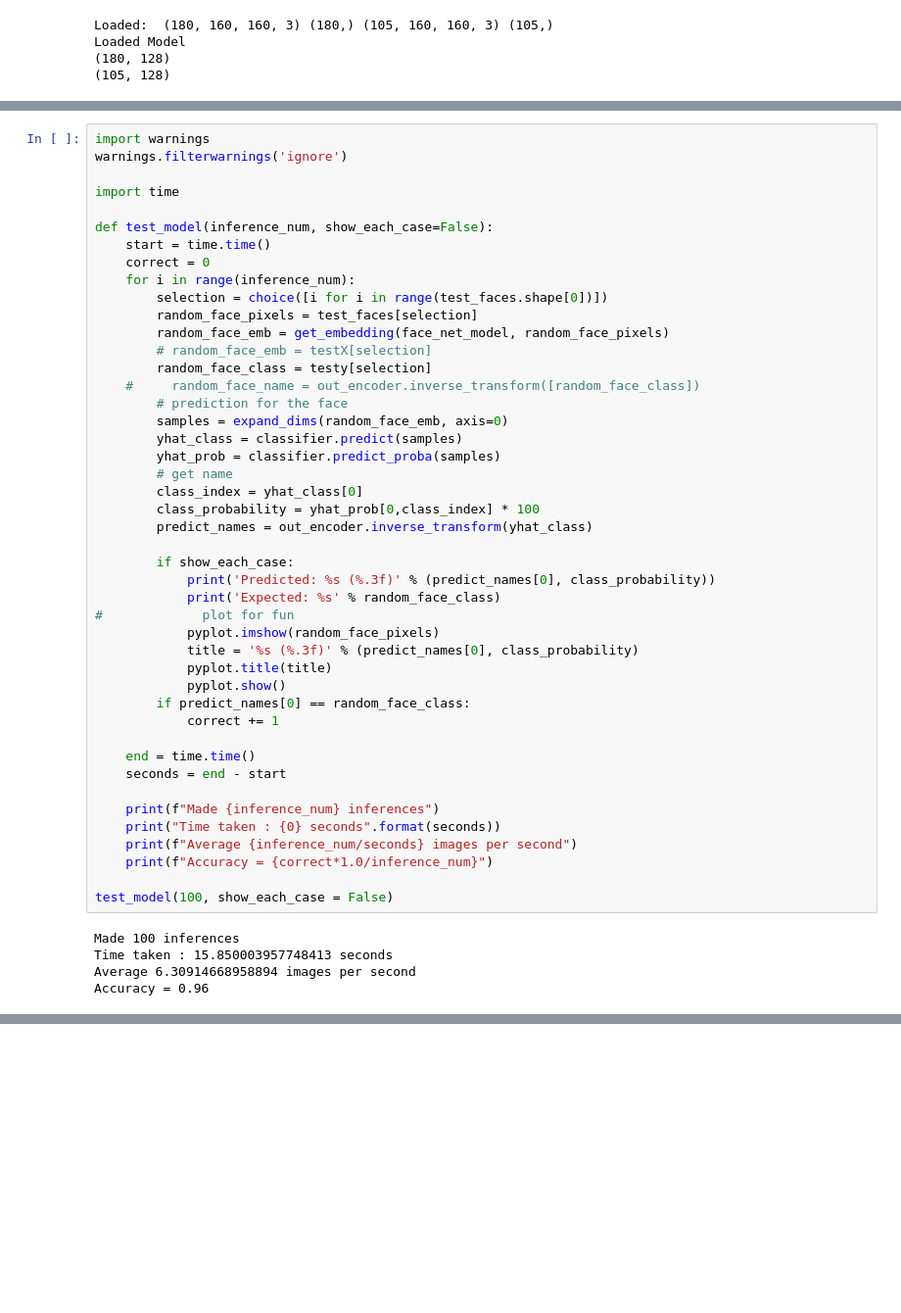
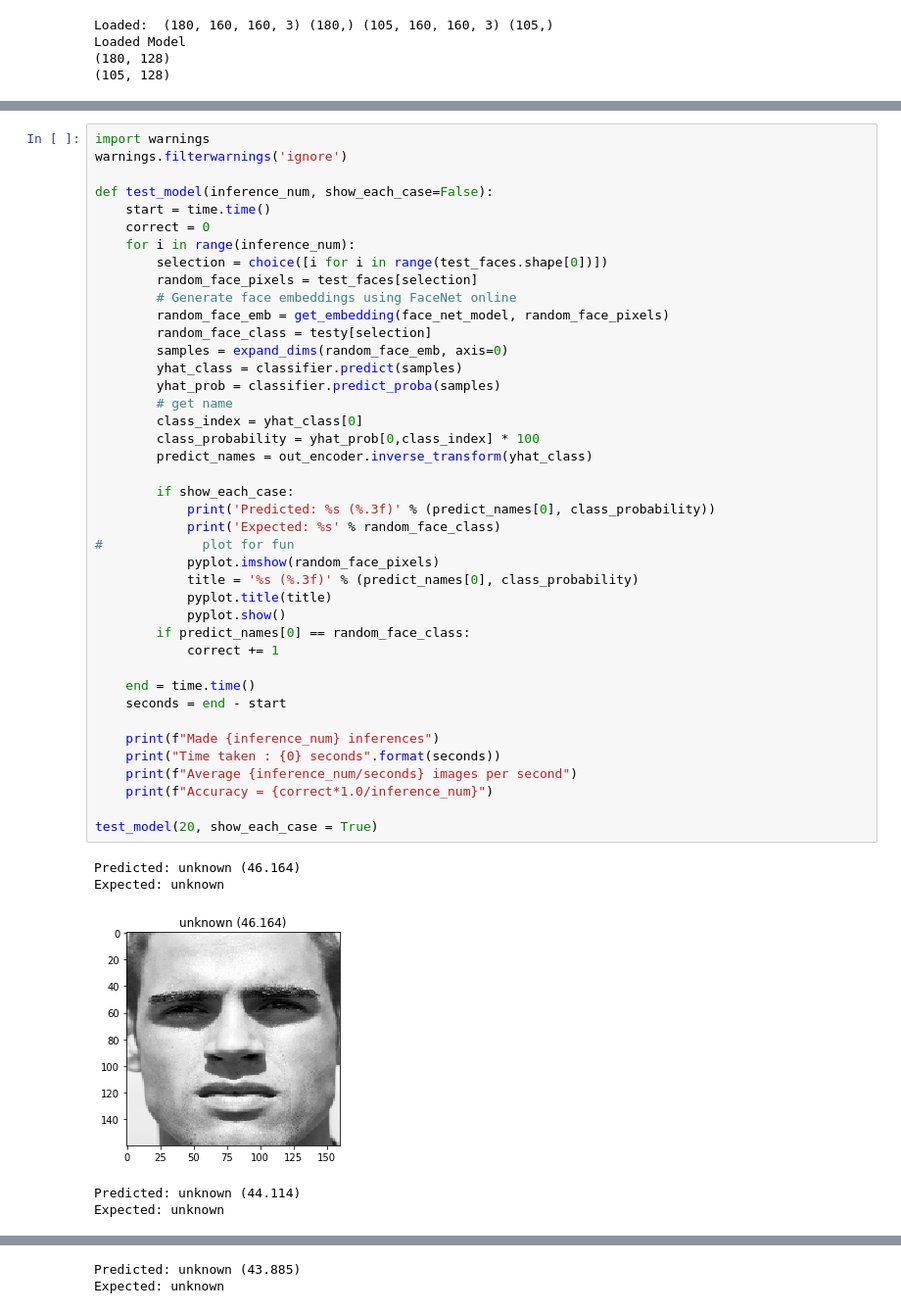
Before and after one commit to adamxjohns/w251project, a Jupyter notebook: model-testing/face-recognition/model_test.ipynb, the cells around one changed output, grey strips where cells are left out. Shown at 98% size. Saved outputs shown, nothing was run; the diff lists cells and outputs as text; blank space fills up the shorter version.

```diff
--- a/model-testing/face-recognition/model_test.ipynb
+++ b/model-testing/face-recognition/model_test.ipynb
@@ -281,8 +284,6 @@ testy = data['arr_3']
 # %%
 import warnings
 warnings.filterwarnings('ignore')
-
-import time
 
 def test_model(inference_num, show_each_case=False):
     start = time.time()
@@ -290,41 +291,40 @@ def test_model(inference_num, show_each_case=False):
     for i in range(inference_num):
         selection = choice([i for i in range(test_faces.shape[0])])
         random_face_pixels = test_faces[selection]
+        # Generate face embeddings using FaceNet online
         random_face_emb = get_embedding(face_net_model, random_face_pixels)
-        # random_face_emb = testX[selection]
         random_face_class = testy[selection]
-    #     random_face_name = out_encoder.inverse_transform([random_face_class])
-        # prediction for the face
         samples = expand_dims(random_face_emb, axis=0)
         yhat_class = classifier.predict(samples)
         yhat_prob = classifier.predict_proba(samples)
         # get name
         class_index = yhat_class[0]
         class_probability = yhat_prob[0,class_index] * 100
         predict_names = out_encoder.inverse_transform(yhat_class)
 
         if show_each_case:
             print('Predicted: %s (%.3f)' % (predict_names[0], class_probability))
             print('Expected: %s' % random_face_class)
 #             plot for fun
             pyplot.imshow(random_face_pixels)
             title = '%s (%.3f)' % (predict_names[0], class_probability)
             pyplot.title(title)
             pyplot.show()
         if predict_names[0] == random_face_class:
             correct += 1
 
     end = time.time()
     seconds = end - start
 
     print(f"Made {inference_num} inferences")
     print("Time taken : {0} seconds".format(seconds))
     print(f"Average {inference_num/seconds} images per second")
     print(f"Accuracy = {correct*1.0/inference_num}")
 
-test_model(100, show_each_case = False)
+test_model(20, show_each_case = True)
 # %% [output]
-Made 100 inferences
-Time taken : 15.850003957748413 seconds
-Average 6.30914668958894 images per second
-Accuracy = 0.96
+Predicted: unknown (46.164)
+Expected: unknown
+[figure, added]
+Predicted: unknown (44.114)
+Expected: unknown
@@ -330,0 +332,2 @@ Accuracy = 0.96
+Predicted: unknown (43.885)
+Expected: unknown
```
Also changed, not shown: parts of 15 cells of this notebook.
